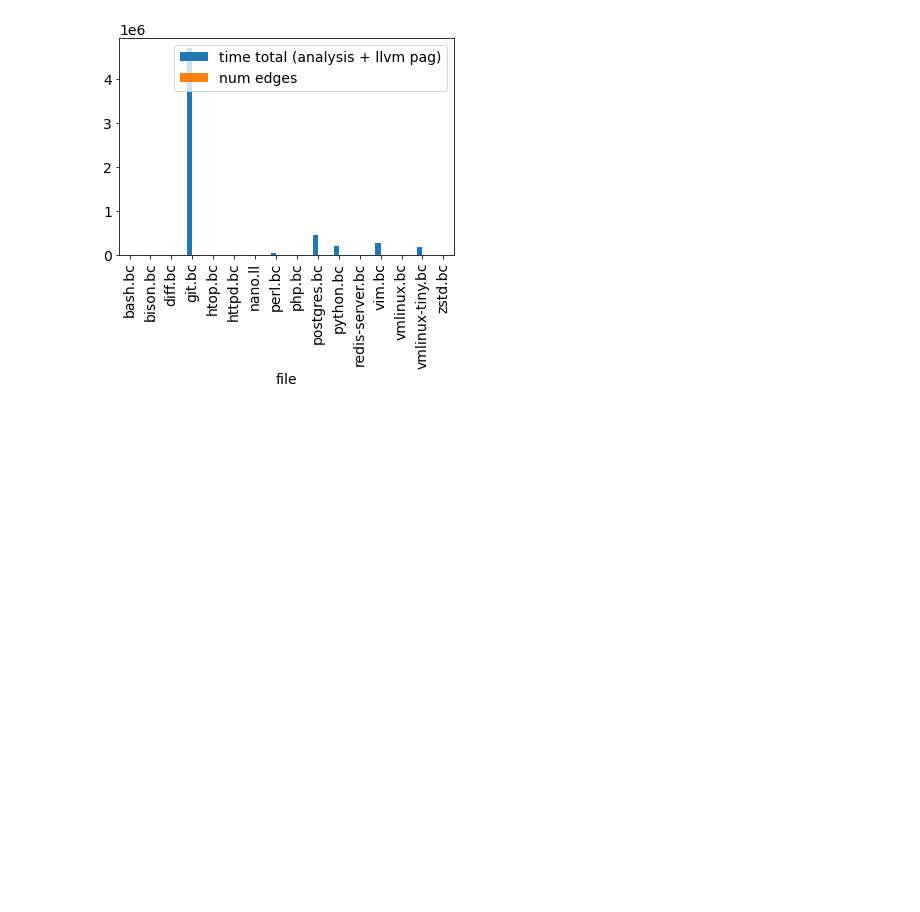
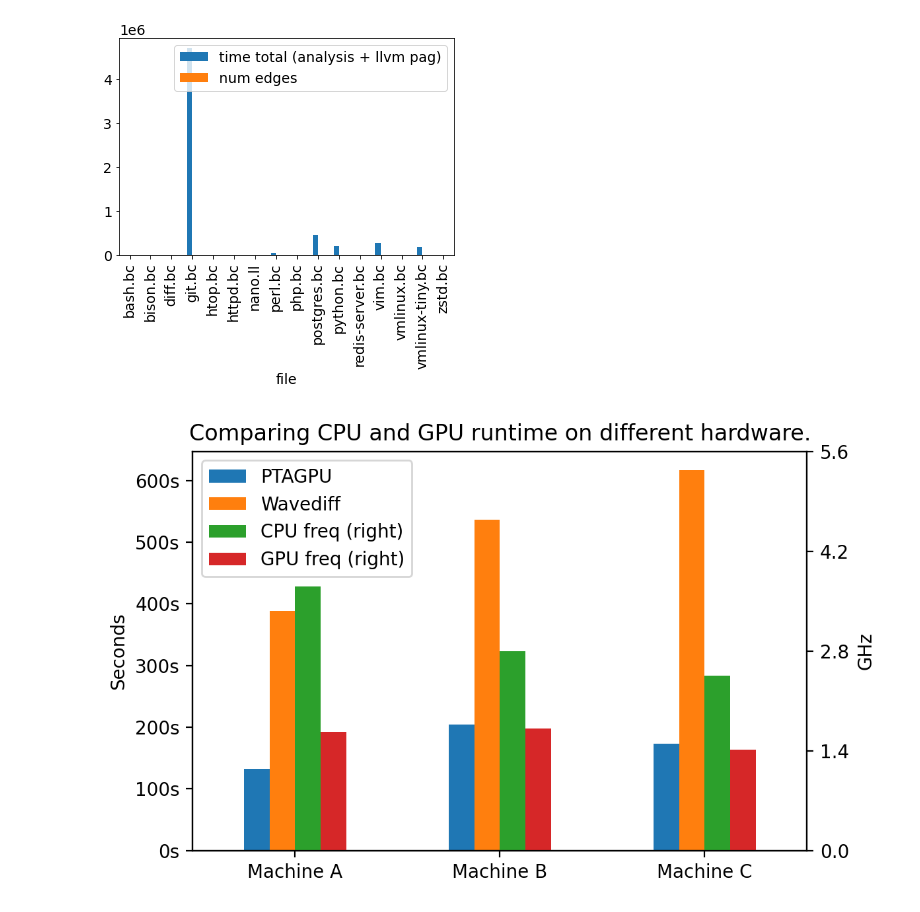
Before and after one commit to lukasboettcher/msc-paper, a Jupyter notebook: data/data_viz.ipynb, the cells around one changed output. Cells and saved outputs as stored; diff of their text form; code cells hidden in the pictures; blank space fills up the shorter version.

```diff
--- a/data/data_viz.ipynb
+++ b/data/data_viz.ipynb
@@ -257,6 +252,31 @@ df[[df.columns[0],df.columns[-3]]].plot.bar()
 # %% [output]
 <matplotlib.axes._subplots.AxesSubplot at 0x...>
 [figure]
+# %%
+plt.rc('font', size=10)
+import pandas as pd
+
+data = {
+    "PTAGPU": [132126, 203649, 172701],
+    "Wavediff": [388669, 536515, 616315],
+    "CPU freq": [3.70, 2.80, 2.45],
+    "GPU freq": [1.665, 1.710, 1.410],
+}
+
+df = pd.DataFrame(data)
+
+ax = df.plot(kind='bar', secondary_y=["CPU freq", "GPU freq"], figsize=(6,4))
+ax.set_title('Comparing CPU and GPU runtime on different hardware.')
+ax.set_xticks(df.index)
+ax.set_xticklabels(['Machine A','Machine B','Machine C'], rotation=0)
+ax.set_yticks([i*1000 for i in range(0, 700, 100)])
+ax.set_yticklabels([f"{i}s" for i in range(0, 700, 100)])
+ax.set_ylabel('Seconds')
+plt.ylabel("GHz")
+plt.yticks([1.4*i for i in range(5)])
+plt.gcf().set_dpi(200)
+# %% [output]
+[figure, added]
 # %%
 plt.rc('font', size=14)
 cumval=0
```
Also changed, not shown: parts of 5 cells of this notebook.
